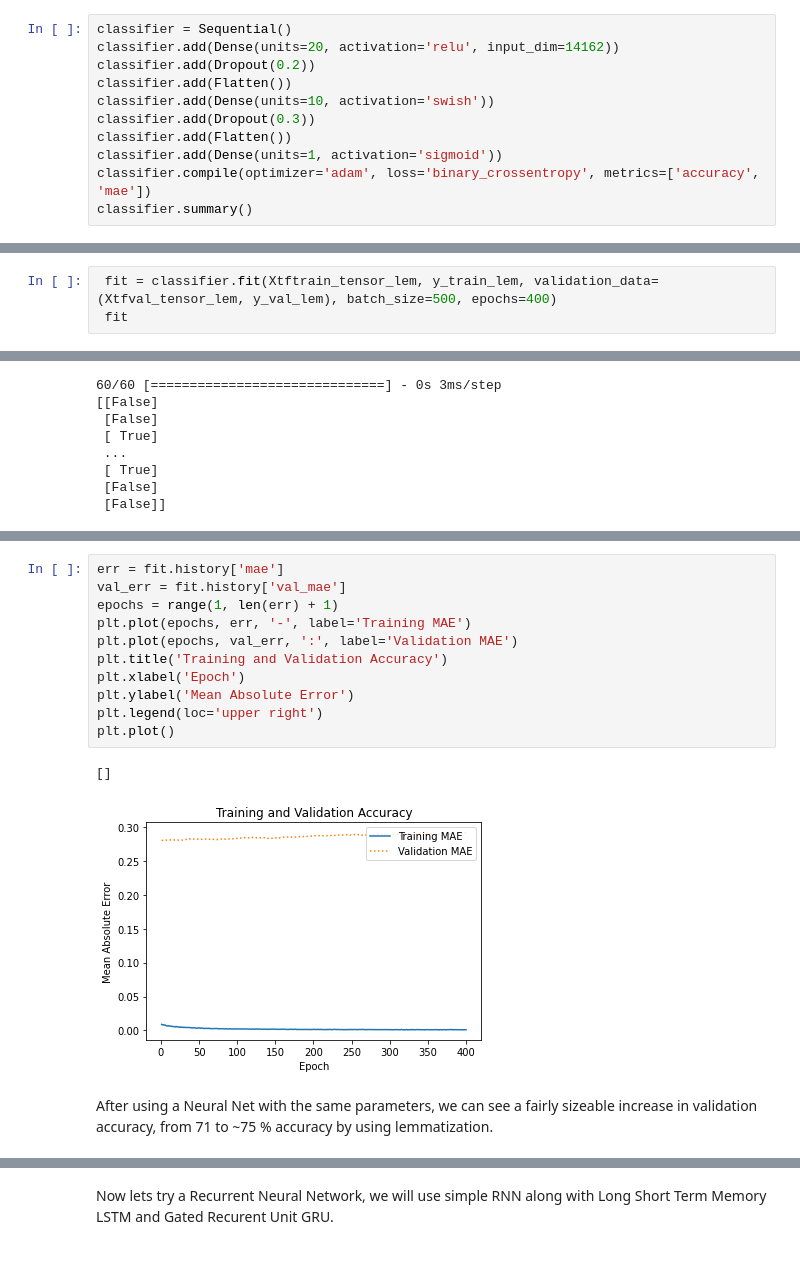
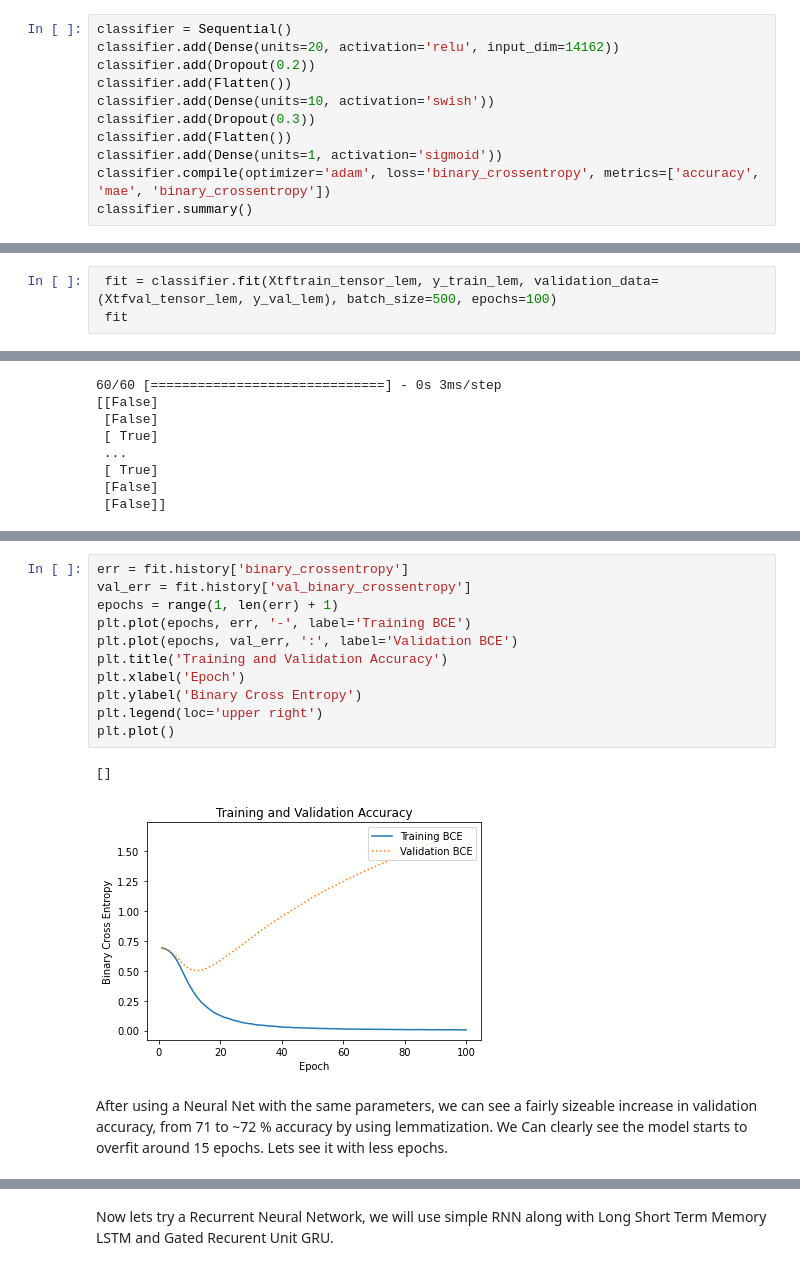
Before and after one commit to phmorris610/cs39aa_project, a Jupyter notebook: project_part3.ipynb, the cells around one changed output, grey strips where cells are left out. Drawn from its saved outputs; the diff is of its cells as text.

```diff
--- a/project_part3.ipynb
+++ b/project_part3.ipynb
@@ -554,6 +401,6 @@ classifier.add(Dense(units=10, activation='swish'))
 classifier.add(Dropout(0.3))
 classifier.add(Flatten())
 classifier.add(Dense(units=1, activation='sigmoid'))
-classifier.compile(optimizer='adam', loss='binary_crossentropy', metrics=['accuracy', 'mae'])
+classifier.compile(optimizer='adam', loss='binary_crossentropy', metrics=['accuracy', 'mae', 'binary_crossentropy'])
 classifier.summary()
 # %% [output]
@@ -575,6 +422,6 @@ Trainable params: 283,481
 Non-trainable params: 0
 _________________________________________________________________
 # %%
- fit = classifier.fit(Xtftrain_tensor_lem, y_train_lem, validation_data=(Xtfval_tensor_lem, y_val_lem), batch_size=500, epochs=400)
+ fit = classifier.fit(Xtftrain_tensor_lem, y_train_lem, validation_data=(Xtfval_tensor_lem, y_val_lem), batch_size=500, epochs=100)
  fit
 # %% [output]
@@ -620,16 +467,16 @@ cm.plot()
 # %%
-err = fit.history['mae']
-val_err = fit.history['val_mae']
+err = fit.history['binary_crossentropy']
+val_err = fit.history['val_binary_crossentropy']
 epochs = range(1, len(err) + 1)
-plt.plot(epochs, err, '-', label='Training MAE')
-plt.plot(epochs, val_err, ':', label='Validation MAE')
+plt.plot(epochs, err, '-', label='Training BCE')
+plt.plot(epochs, val_err, ':', label='Validation BCE')
 plt.title('Training and Validation Accuracy')
 plt.xlabel('Epoch')
-plt.ylabel('Mean Absolute Error')
+plt.ylabel('Binary Cross Entropy')
 plt.legend(loc='upper right')
 plt.plot()
 # %% [output]
 []
-[figure, old version]
+[figure, new version]
 # %% [markdown]
-After using a Neural Net with the same parameters, we can see a fairly sizeable increase in validation accuracy, from 71 to ~75 % accuracy by using lemmatization.
+After using a Neural Net with the same parameters, we can see a fairly sizeable increase in validation accuracy, from 71 to ~72 % accuracy by using lemmatization. We Can clearly see the model starts to overfit around 15 epochs. Lets see it with less epochs.
```
Also changed, not shown: parts of 50 cells of this notebook.
